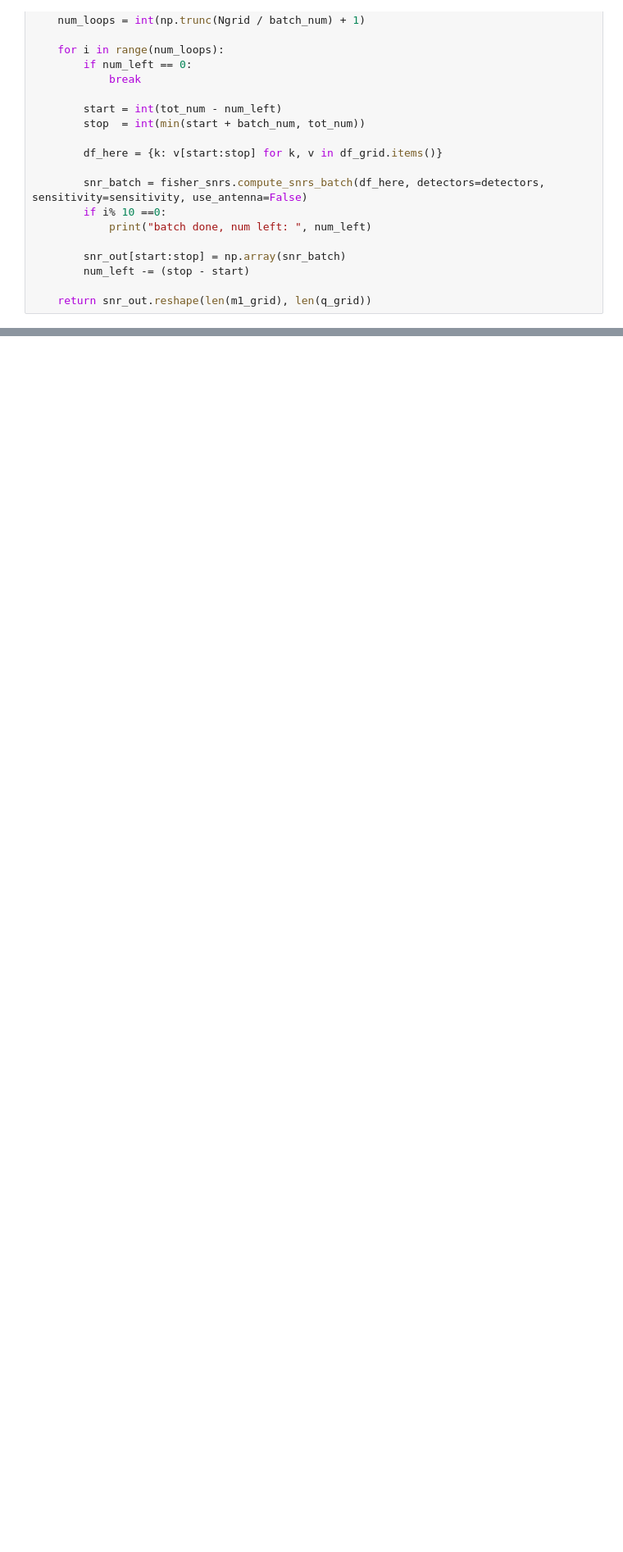
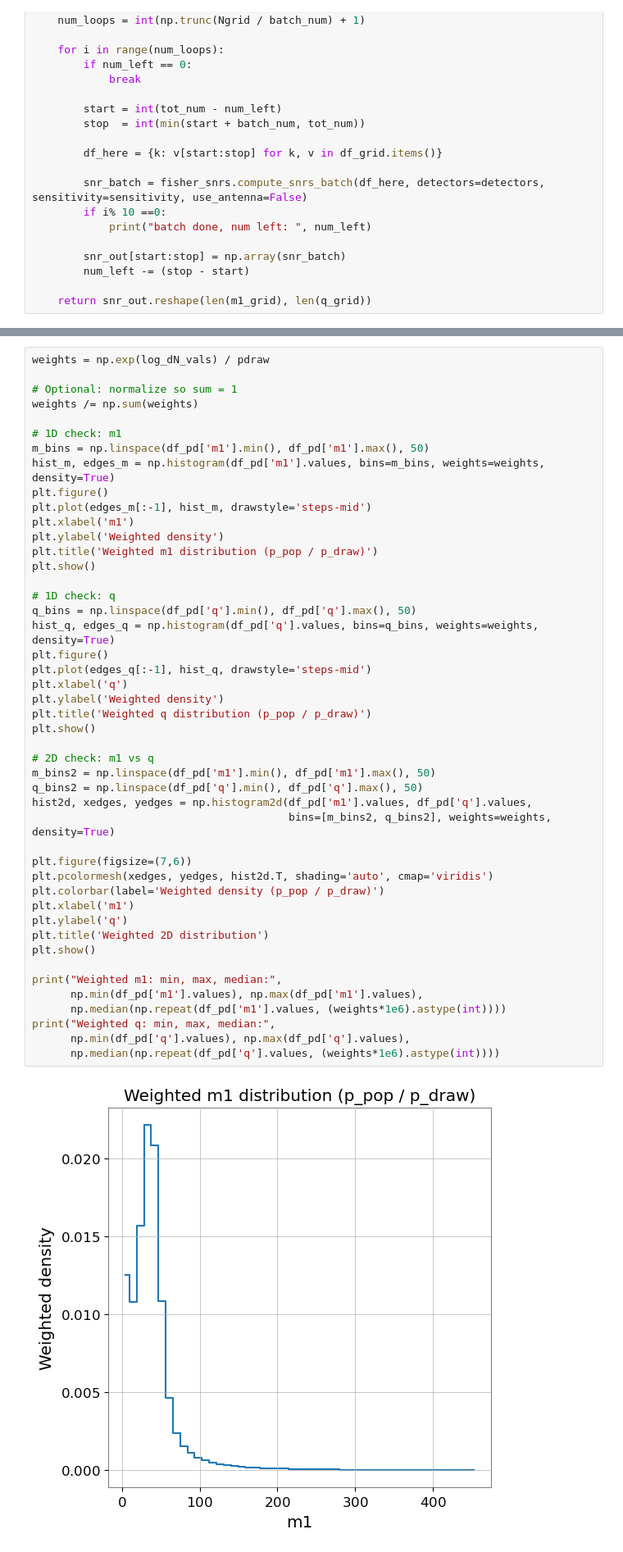
Before and after one commit to abby-moran/GW_pop_cosmo_inference, a Jupyter notebook: src/redone_gen.ipynb, the cells around one changed output, grey strips where cells are left out. Shown at 82% size. Saved outputs shown, nothing was run; the diff lists cells and outputs as text; blank space fills up the shorter version.

```diff
--- a/src/redone_gen.ipynb
+++ b/src/redone_gen.ipynb
@@ -223,0 +299,48 @@ log_snr_interp = RegularGridInterpolator((m1_grid, q_grid), np.log(snr_grid), bo
+# %%
+weights = np.exp(log_dN_vals) / pdraw
+
+# Optional: normalize so sum = 1
+weights /= np.sum(weights)
+
+# 1D check: m1
+m_bins = np.linspace(df_pd['m1'].min(), df_pd['m1'].max(), 50)
+hist_m, edges_m = np.histogram(df_pd['m1'].values, bins=m_bins, weights=weights, density=True)
+plt.figure()
+plt.plot(edges_m[:-1], hist_m, drawstyle='steps-mid')
+plt.xlabel('m1')
+plt.ylabel('Weighted density')
+plt.title('Weighted m1 distribution (p_pop / p_draw)')
+plt.show()
+
+# 1D check: q
+q_bins = np.linspace(df_pd['q'].min(), df_pd['q'].max(), 50)
+hist_q, edges_q = np.histogram(df_pd['q'].values, bins=q_bins, weights=weights, density=True)
+plt.figure()
+plt.plot(edges_q[:-1], hist_q, drawstyle='steps-mid')
+plt.xlabel('q')
+plt.ylabel('Weighted density')
+plt.title('Weighted q distribution (p_pop / p_draw)')
+plt.show()
+
+# 2D check: m1 vs q
+m_bins2 = np.linspace(df_pd['m1'].min(), df_pd['m1'].max(), 50)
+q_bins2 = np.linspace(df_pd['q'].min(), df_pd['q'].max(), 50)
+hist2d, xedges, yedges = np.histogram2d(df_pd['m1'].values, df_pd['q'].values,
+                                        bins=[m_bins2, q_bins2], weights=weights, density=True)
+
+plt.figure(figsize=(7,6))
+plt.pcolormesh(xedges, yedges, hist2d.T, shading='auto', cmap='viridis')
+plt.colorbar(label='Weighted density (p_pop / p_draw)')
+plt.xlabel('m1')
+plt.ylabel('q')
+plt.title('Weighted 2D distribution')
+plt.show()
+
+print("Weighted m1: min, max, median:",
+      np.min(df_pd['m1'].values), np.max(df_pd['m1'].values),
+      np.median(np.repeat(df_pd['m1'].values, (weights*1e6).astype(int))))
+print("Weighted q: min, max, median:",
+      np.min(df_pd['q'].values), np.max(df_pd['q'].values),
+      np.median(np.repeat(df_pd['q'].values, (weights*1e6).astype(int))))
+# %% [output]
+[figure, added]
```
Also changed, not shown: parts of 30 cells of this notebook, 3 other files.
